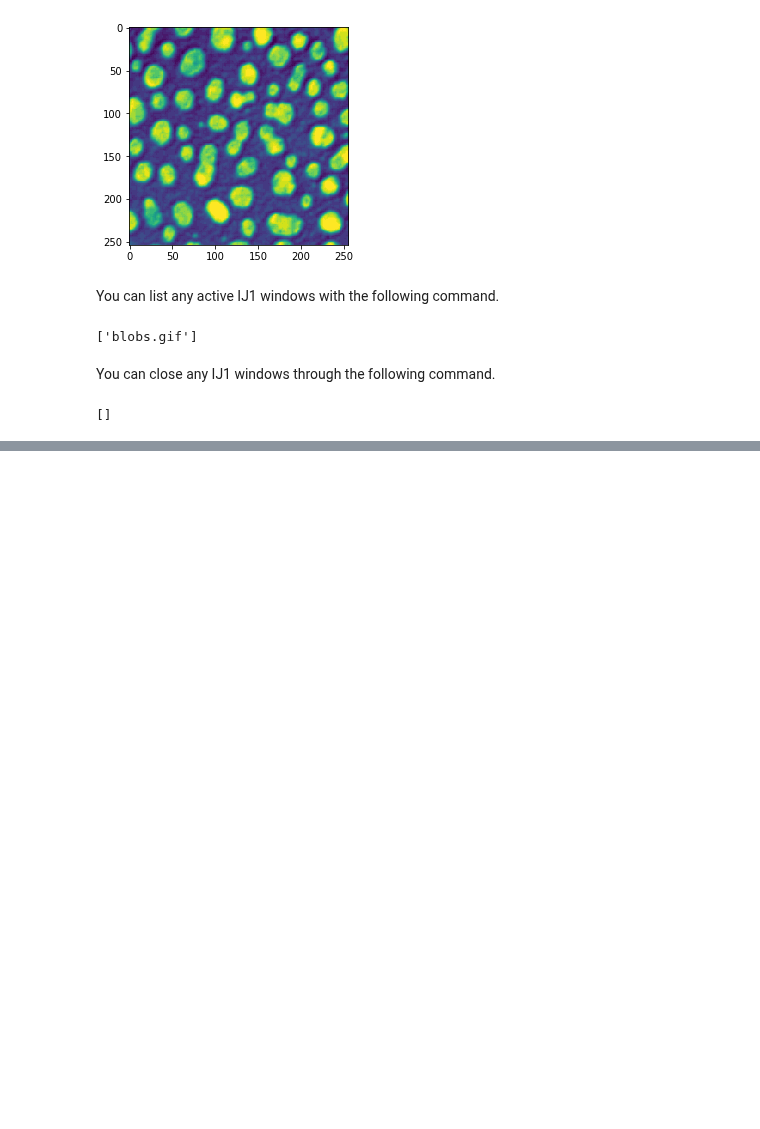
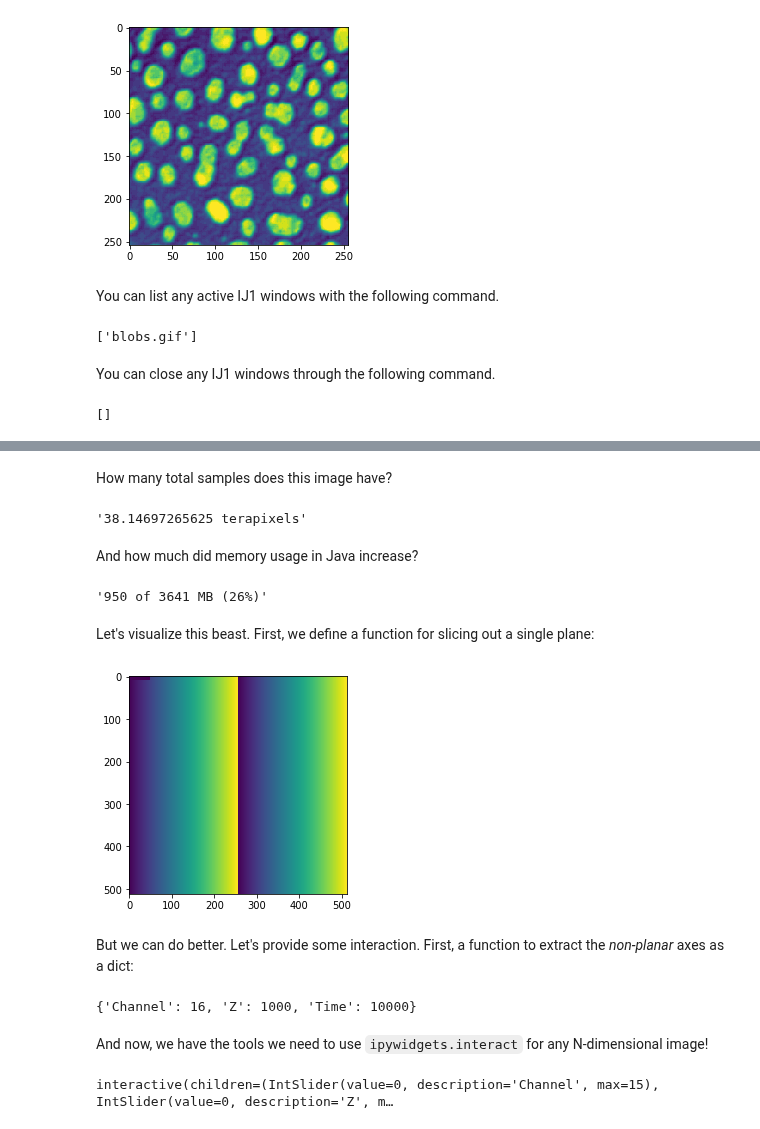
Before and after one commit to imagej/tutorials, a Jupyter notebook: notebooks/1-Using-ImageJ/6-ImageJ-with-Python-Kernel.ipynb, the cells around one changed output, grey strips where cells are left out. Cells and saved outputs as stored; diff of their text form; code cells hidden in the pictures; blank space fills up the shorter version.

Commit message:
Add section on visualizing large images in Python

```diff
--- a/notebooks/1-Using-ImageJ/6-ImageJ-with-Python-Kernel.ipynb
+++ b/notebooks/1-Using-ImageJ/6-ImageJ-with-Python-Kernel.ipynb
@@ -324,0 +345,65 @@ print(ij.py.from_java(ij.window().getOpenWindows()))
+# %%
+from jnius import autoclass
+SCIFIOConfig = autoclass('io.scif.config.SCIFIOConfig')
+ImgMode = autoclass('io.scif.config.SCIFIOConfig$ImgMode')
+config = SCIFIOConfig().imgOpenerSetImgModes(ImgMode.CELL)
+big_data = ij.scifio().datasetIO().open('lotsofplanes&lengths=512,512,16,1000,10000&axes=X,Y,Channel,Z,Time.fake', config)
+# %% [markdown]
+How many total samples does this image have?
+# %%
+import numpy as np
+dims = [big_data.dimension(d) for d in range(big_data.numDimensions())]
+pix = np.prod(dims)
+str(pix / 2**40) + " terapixels"
+# %% [output]
+'38.14697265625 terapixels'
+# %% [markdown]
+And how much did memory usage in Java increase?
+# %%
+java_mem()
+# %% [output]
+'950 of 3641 MB (26%)'
+# %% [markdown]
+Let's visualize this beast. First, we define a function for slicing out a single plane:
+# %%
+def plane(image, pos):
+    while image.numDimensions() > 2:
+        image = ij.op().transform().hyperSliceView(image, image.numDimensions() - 1, pos[-1])
+        pos.pop()
+    return ij.py.from_java(image)
+
+ij.py.show(plane(big_data, [0, 0, 0]))
+# %% [output]
+[figure, added]
+# %% [markdown]
+But we can do better. Let's provide some interaction. First, a function to extract the _non-planar_ axes as a dict:
+# %%
+from jnius import autoclass, cast
+CalibratedAxis = autoclass('net.imagej.axis.CalibratedAxis')
+
+def axes(dataset):
+    axes = {}
+    for d in range(2, dataset.numDimensions()):
+        axis = cast(CalibratedAxis, dataset.axis(d))
+        label = axis.type().getLabel()
+        length = dataset.dimension(d)
+        axes[label] = length
+    return axes
+
+axes(big_data)
+# %% [output]
+{'Channel': 16, 'Z': 1000, 'Time': 10000}
+# %% [markdown]
+And now, we have the tools we need to use `ipywidgets.interact` for any N-dimensional image!
+# %%
+import ipywidgets, matplotlib
+
+widgets = {}
+for label, length in axes(big_data).items():
+    widgets[label] = ipywidgets.IntSlider(description=label, max=length-1)
+
+def f(**kwargs):
+    matplotlib.pyplot.imshow(plane(big_data, list(kwargs.values())), cmap='gray')
+ipywidgets.interact(f, **widgets);
+# %% [output]
+interactive(children=(IntSlider(value=0, description='Channel', max=15), IntSlider(value=0, description='Z', m…
```
Also changed, not shown: parts of 4 cells of this notebook.
